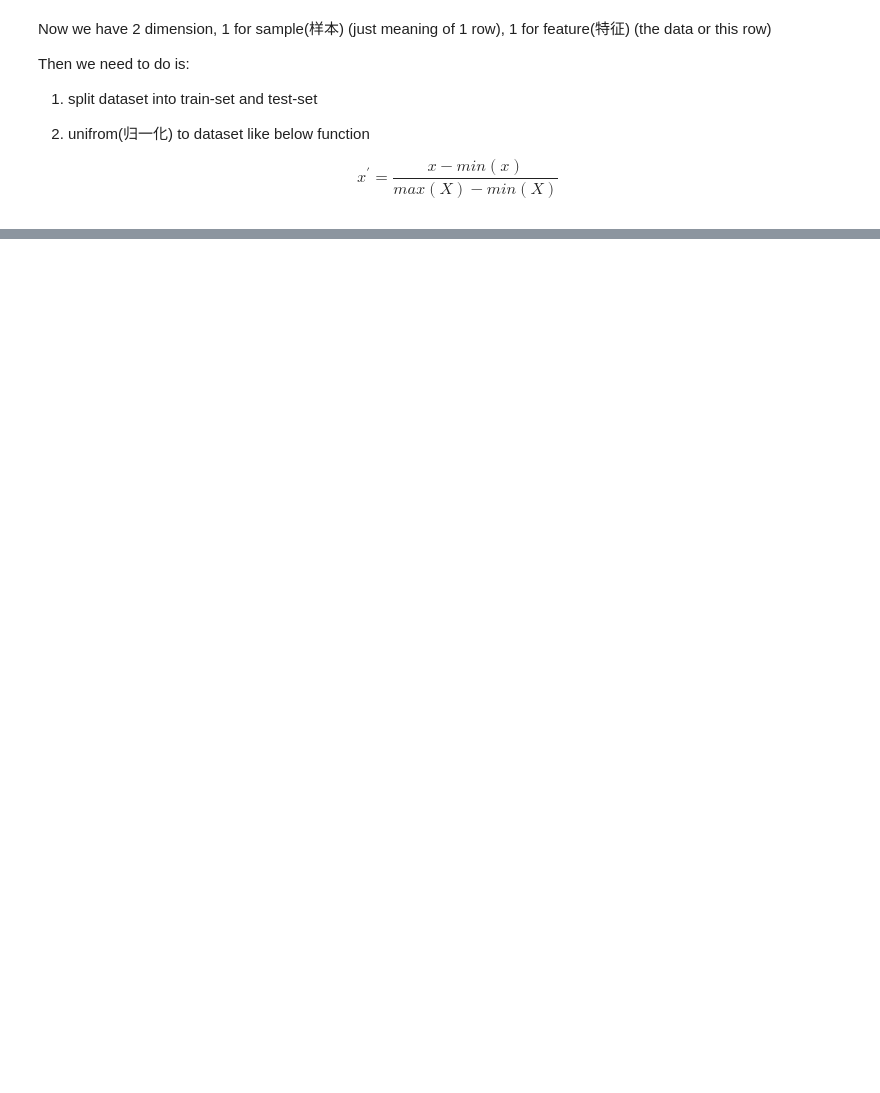
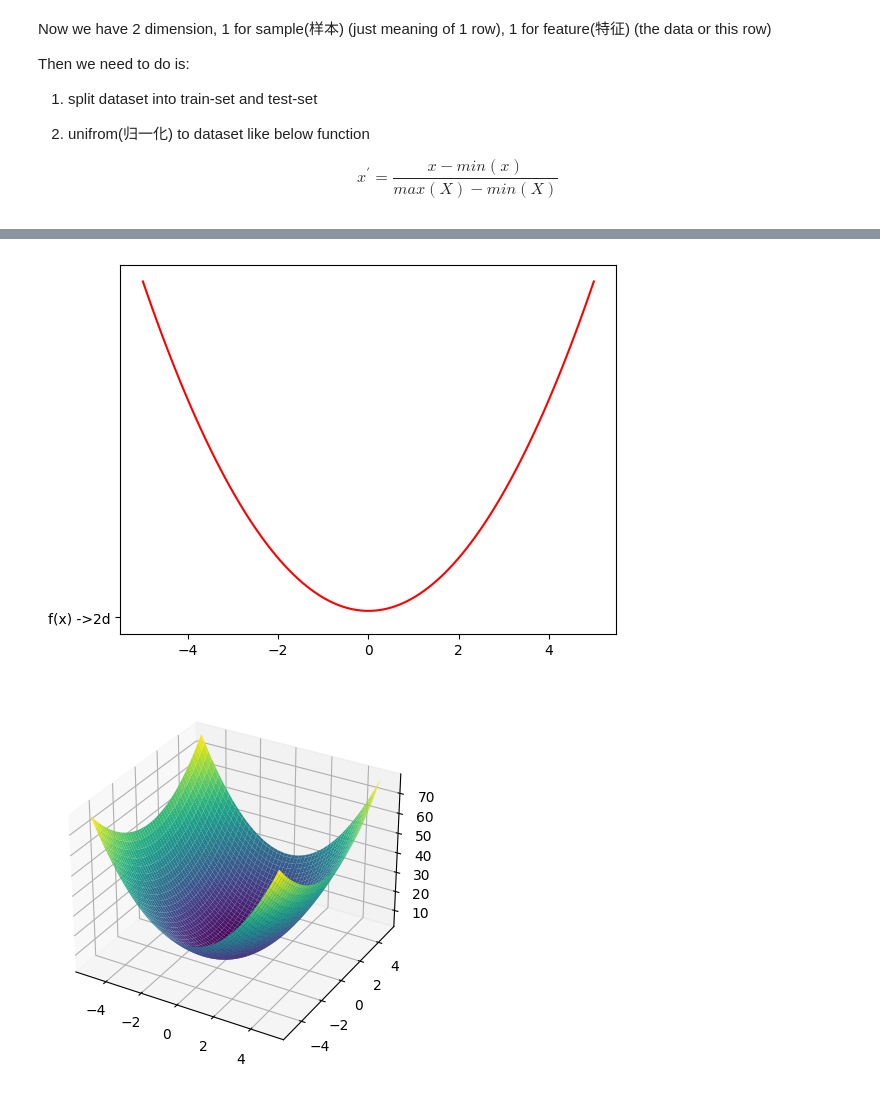
Before and after one commit to godotc/toys, a Jupyter notebook: ai/ml/zero_basis/3_advertising.ipynb, the cells around one changed output, grey strips where cells are left out. Cells and saved outputs as stored; diff of their text form; code cells hidden in the pictures; blank space fills up the shorter version.

```diff
--- a/ai/ml/zero_basis/3_advertising.ipynb
+++ b/ai/ml/zero_basis/3_advertising.ipynb
@@ -101,0 +214,28 @@ plt.show()
+# %%
+from mpl_toolkits.mplot3d import Axes3D
+import matplotlib.pyplot as plt
+import numpy as np
+
+
+def fx(x): return 2*x**2 + 1
+
+
+x = np.linspace(-5, 5, 100)
+Y = fx(x)
+plt.plot(x, Y, 'r', "f(x) ->2d")
+plt.show()
+
+
+def hx(x, y): return 2*x**2 + y**2 + 3
+
+
+y = np.linspace(-5, 5, 100)
+X, Y = np.meshgrid(x, y)
+Z = hx(X, Y)
+fig = plt.figure()
+ax = fig.add_subplot(111, projection='3d')
+ax.plot_surface(X, Y, Z, cmap='viridis')
+plt.show()
+# %% [output]
+[figure, added]
+[figure, added]
```
Also changed, not shown: parts of 8 cells of this notebook, 4 other files.
